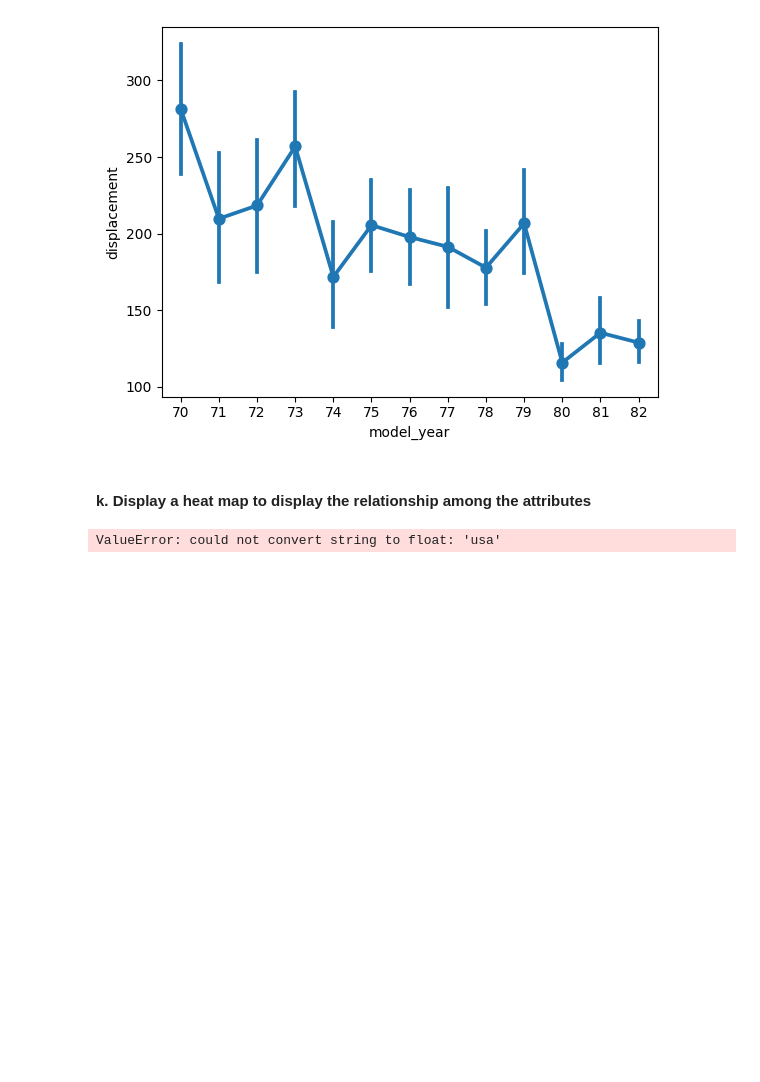
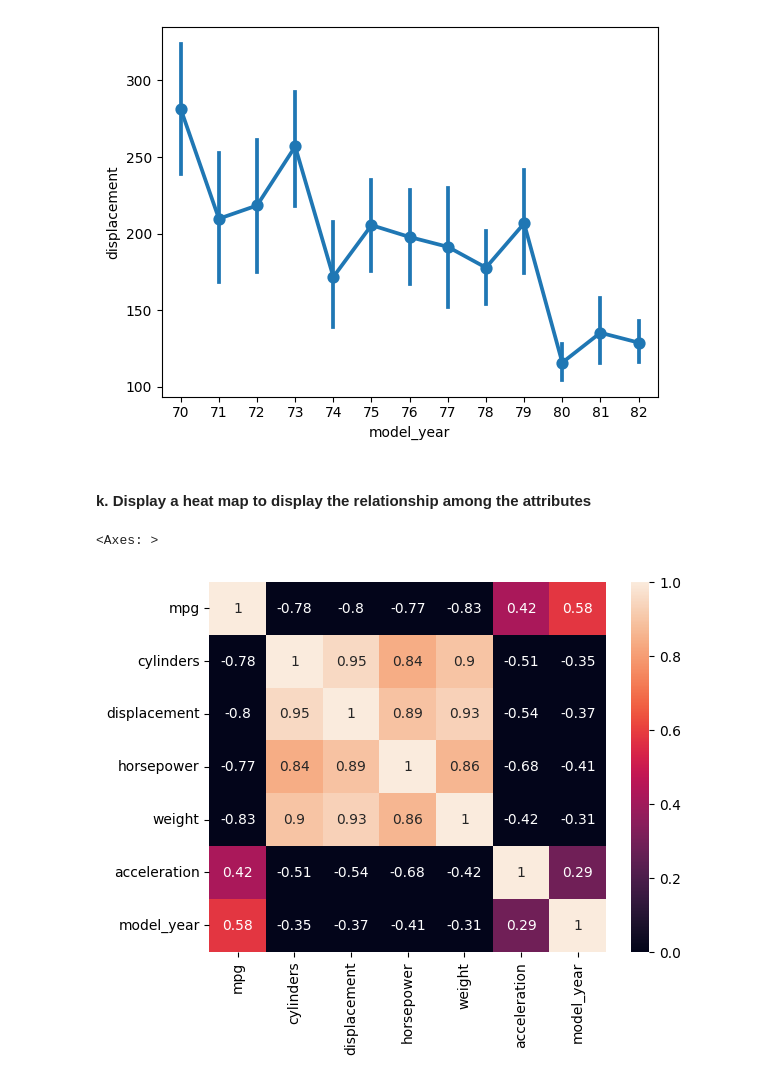
Before and after one commit to mdjunaid6731/Data-Science, a Jupyter notebook: EDA_Problem1.ipynb, the cells around one changed output. Drawn from its saved outputs; the diff is of its cells as text; code cells hidden in the pictures; blank space fills up the shorter version.

```diff
--- a/EDA_Problem1.ipynb
+++ b/EDA_Problem1.ipynb
@@ -218,7 +218,7 @@ sns.pointplot(y='displacement',x='model_year',data=df)
 # %% [markdown]
 <h4>k. Display a heat map to display the relationship among the attributes</h4>
 # %%
-# sns.heatmap(df.select_dtypes(include=['number']).corr(),annot=True,vmin=0,vmax=1)
-sns.heatmap(df)
+sns.heatmap(df.select_dtypes(include=['number']).corr(),annot=True,vmin=0,vmax=1)
 # %% [output]
-ValueError: could not convert string to float: 'usa'
+<Axes: >
+[figure, added]
```
